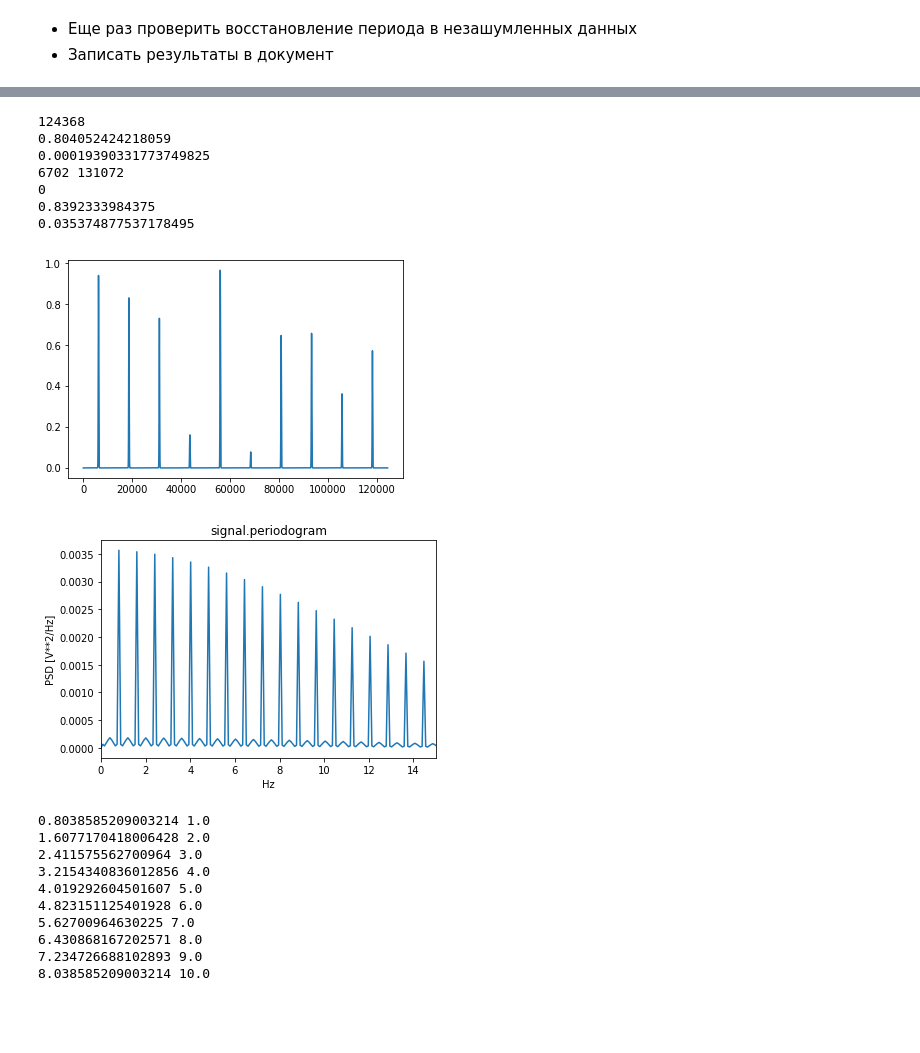
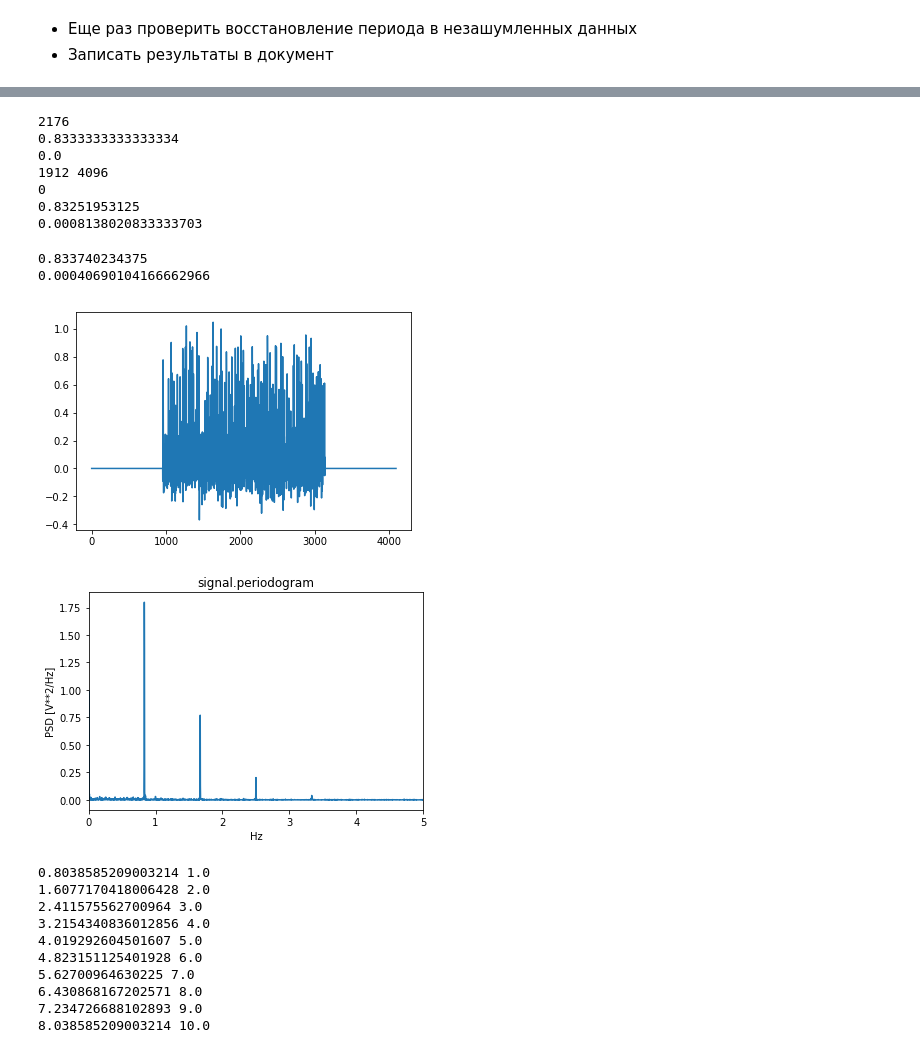
Before and after one commit to KazAndr/bsa3, a Jupyter notebook: pulsar_generator.ipynb, the cells around one changed output, grey strips where cells are left out. Cells and saved outputs as stored; diff of their text form; code cells hidden in the pictures; blank space fills up the shorter version.

```diff
--- a/pulsar_generator.ipynb
+++ b/pulsar_generator.ipynb
@@ -18,9 +18,9 @@ from numpy.random import random_sample
 + Еще раз проверить восстановление периода в незашумленных данных
 + Записать результаты в документ
 # %%
-period_s = 1.244 # Период исскуственного пульсара
-demen = 10e3
-pulse = signal.gaussian(period_s*demen, std=100, sym=True)
+period_s = 1.2 # Период исскуственного пульсара
+demen = 10e0
+pulse = signal.gaussian(period_s*demen, std=1, sym=True)
 plt.close()
 plt.title('Individual pulse')
 plt.ylabel('Peak flux density, a.u.')
@@ -33,8 +33,15 @@ print(1/period_s)
 # %%
+ampl_noise = 0.1
+len_noise_left = 6
+len_noise_right = 6
+idx = 0
 obser = []
 for i in range(10):
     obser.append([])
-    for j in range(10):
-        obser[i].extend(random_sample(1)*pulse) # + np.random.normal(0, 0.001, len(pulse)))
+    for j in range(182):
+        obser[i].extend(random_sample(1)*pulse + np.random.normal(0, ampl_noise, len(pulse)))
+left_noise = np.random.normal(0, 0.1, int(len(obser[idx])/len_noise_left))
+right_noise = np.random.normal(0, 0.1, int(len(obser[idx])/len_noise_right))
+#obser[idx] = np.hstack([left_noise, obser[idx], right_noise])
 # %%
 plt.close()
@@ -51,7 +58,7 @@ plt.show()
 # Судя по всему алгоритм доведения размерности массива до 2n радобает не совсем корректно,
 # поскольку приводит к неточности
 # n & (n - 1) равно нулю только для нуля и степеней двойки (& -- побитовое "и")
-noised_obser = obser[1][20:-10]
+noised_obser = obser[idx][:]
 obs_points = len(noised_obser)
 print(obs_points & (obs_points - 1))
 fs = demen # частотота дискретизации временных рядов
@@ -65,41 +72,50 @@ x_high = '0b1' + '0'*(len(x[2:]))
 add_points = int(x_high, 2) - obs_points
 print(add_points, obs_points + add_points)#
 obs_points += add_points
-noised_obser = np.append(noised_obser, np.zeros(add_points))
+zeros = np.zeros(add_points)
+mid_idx = int(len(zeros)/2)
+noised_obser = np.hstack([zeros[:mid_idx], noised_obser, zeros[mid_idx:]])
 obs_points = len(noised_obser)
 print(obs_points & (obs_points - 1))
 f, Pxx_den = signal.periodogram(noised_obser, fs)
 peaks, _ = signal.find_peaks(Pxx_den, height=0.5*max(Pxx_den))
-main_harm = f[peaks][0]
+main_harm = f[peaks][1]
 print(main_harm)
 print(abs(main_harm - 1/period_s))
 # %% [output]
-124368
-0.804052424218059
-0.00019390331773749825
-6702 131072
+2176
+0.8333333333333334
+0.0
+1912 4096
 0
-0.8392333984375
-0.035374877537178495
+0.83251953125
+0.0008138020833333703
+# %%
+main_harm = f[peaks][1]
+print(main_harm)
+print(abs(main_harm - 1/period_s))
+# %% [output]
+0.833740234375
+0.00040690104166662966
 # %%
 plt.close()
 plt.plot(noised_obser)
 plt.show()
 # %% [output]
-[figure, old version]
+[figure, new version]
 # %%
 fs = demen # частотота дискретизации временных рядов
 f, Pxx_den = signal.periodogram(noised_obser, fs)
 plt.plot(f, Pxx_den)
 plt.title('signal.periodogram')
 plt.ylabel('PSD [V**2/Hz]')
 plt.xlabel('Hz')
 # plt.axhline(0.3*max(Pxx_den))
 # plt.ylim(0, 0.00003)
-plt.xlim(0, 15)
+plt.xlim(0, 5)
 plt.show()
 # %% [output]
-[figure, old version]
+[figure, new version]
 # %%
 peaks, _ = signal.find_peaks(Pxx_den, height=0.5*max(Pxx_den))
 main_harm = f[peaks][0]
```
Also changed, not shown: parts of 4 cells of this notebook.
